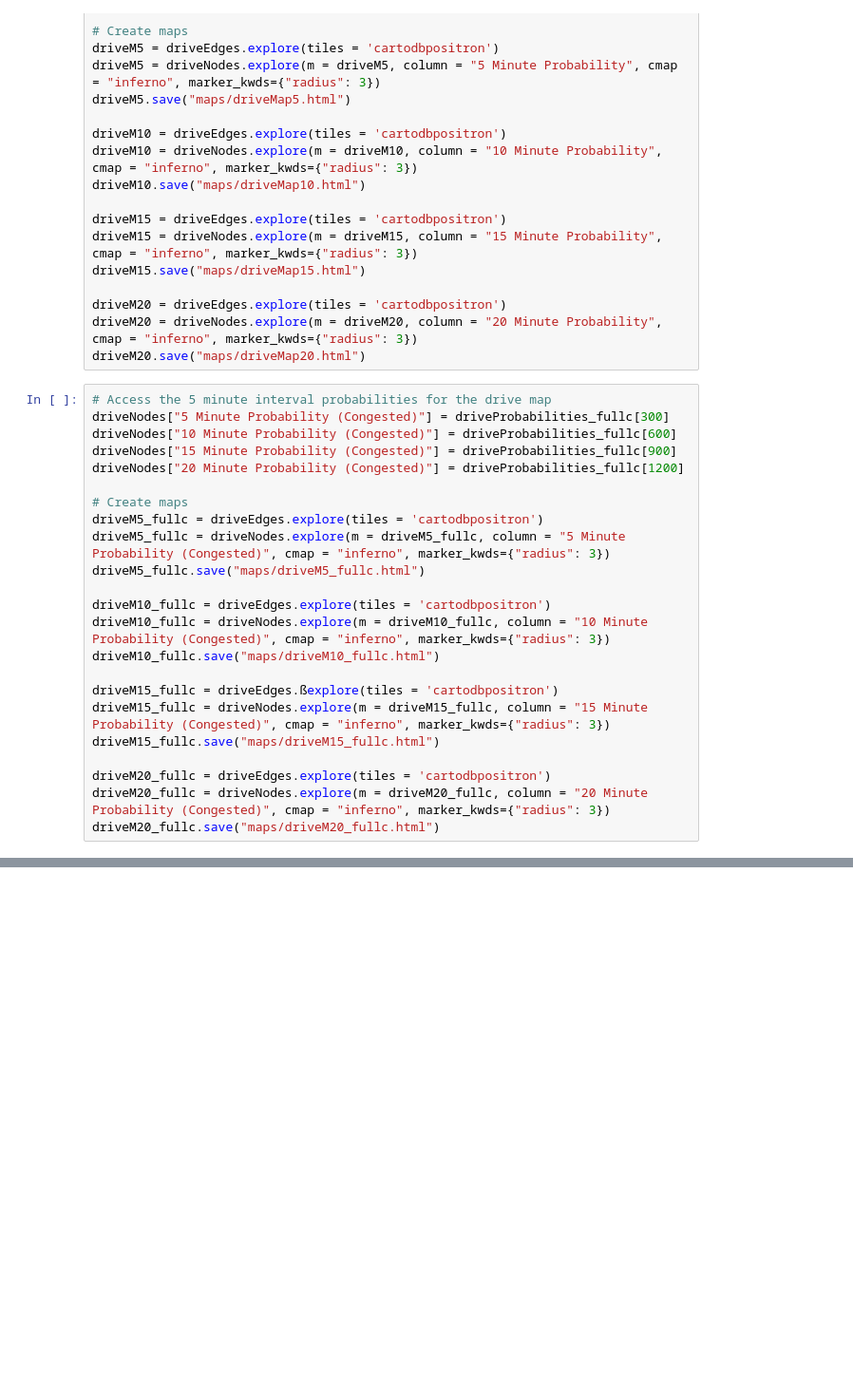
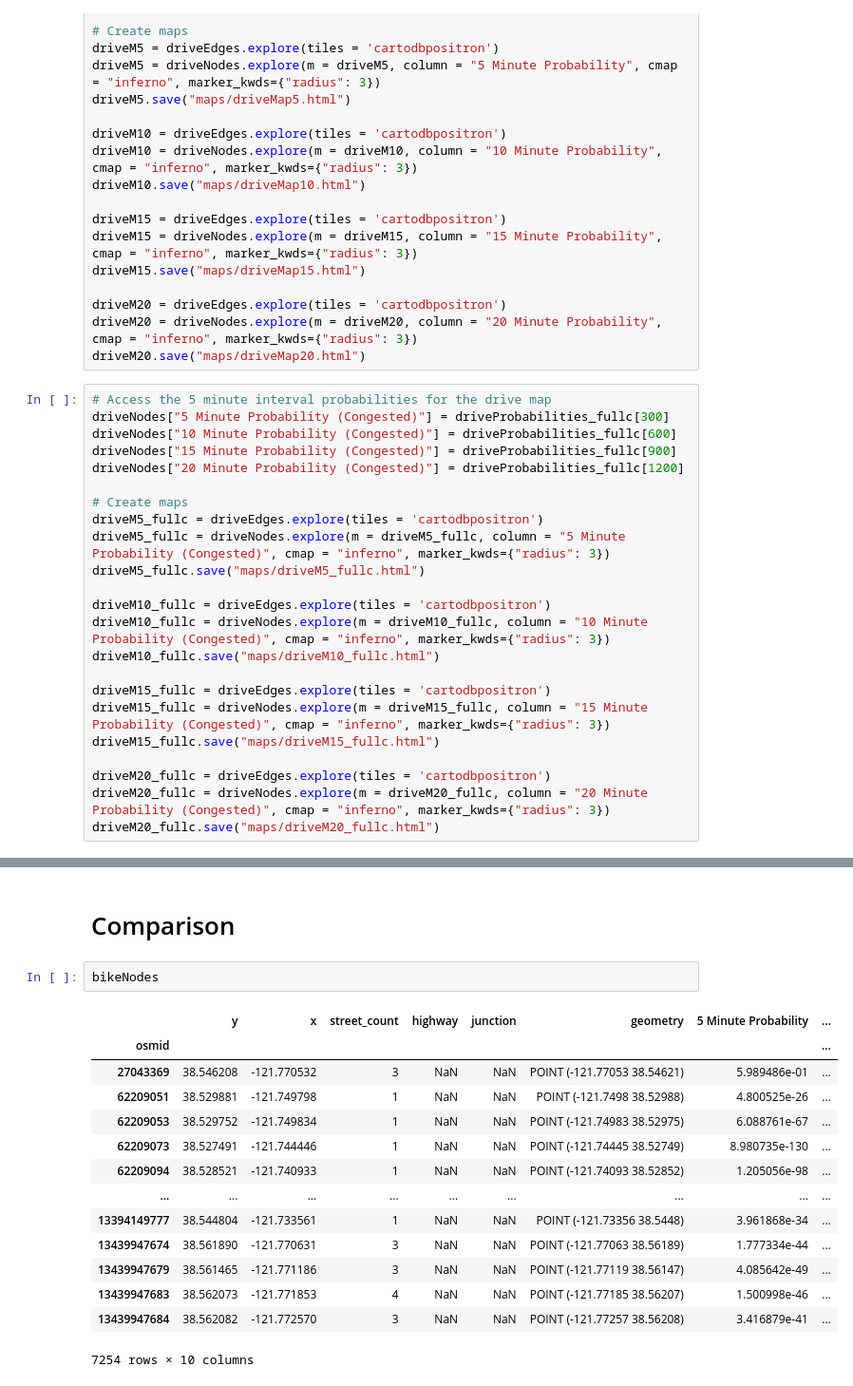
Before and after one commit to darpitydarp/ECI-253, a Jupyter notebook: Final Project/ECI 253 Final Project.ipynb, the cells around one changed output, grey strips where cells are left out. Shown at 95% size. Cells and saved outputs as stored; diff of their text form; blank space fills up the shorter version.

Commit message:
Comparison Maps

```diff
--- a/Final Project/ECI 253 Final Project.ipynb
+++ b/Final Project/ECI 253 Final Project.ipynb
@@ -1118,7 +1112,7 @@ driveM10_fullc = driveEdges.explore(tiles = 'cartodbpositron')
 driveM10_fullc = driveNodes.explore(m = driveM10_fullc, column = "10 Minute Probability (Congested)", cmap = "inferno", marker_kwds={"radius": 3})
 driveM10_fullc.save("maps/driveM10_fullc.html")
 
-driveM15_fullc = driveEdges.ßexplore(tiles = 'cartodbpositron')
+driveM15_fullc = driveEdges.explore(tiles = 'cartodbpositron')
 driveM15_fullc = driveNodes.explore(m = driveM15_fullc, column = "15 Minute Probability (Congested)", cmap = "inferno", marker_kwds={"radius": 3})
 driveM15_fullc.save("maps/driveM15_fullc.html")
 
@@ -1135,3 +1129,22 @@ testNodes.explore(m = m, marker_kwds={"radius": 8}, column="finalProb", cmap="co
 show_folium_safe(m)
 # %% [output]
 [interactive output not drawn]
+# %% [markdown]
+# Comparison
+# %%
+bikeNodes
+# %% [output]
+|  | y | x | street_count | highway | junction | geometry | 5 Minute Probability | ... |
+| osmid |  |  |  |  |  |  |  | ... |
+| 27043369 | 38.546208 | -121.770532 | 3 | NaN | NaN | POINT (-121.77053 38.54621) | 5.989486e-01 | ... |
+| 62209051 | 38.529881 | -121.749798 | 1 | NaN | NaN | POINT (-121.7498 38.52988) | 4.800525e-26 | ... |
+| 62209053 | 38.529752 | -121.749834 | 1 | NaN | NaN | POINT (-121.74983 38.52975) | 6.088761e-67 | ... |
+| 62209073 | 38.527491 | -121.744446 | 1 | NaN | NaN | POINT (-121.74445 38.52749) | 8.980735e-130 | ... |
+| 62209094 | 38.528521 | -121.740933 | 1 | NaN | NaN | POINT (-121.74093 38.52852) | 1.205056e-98 | ... |
+| ... | ... | ... | ... | ... | ... | ... | ... | ... |
+| 13394149777 | 38.544804 | -121.733561 | 1 | NaN | NaN | POINT (-121.73356 38.5448) | 3.961868e-34 | ... |
+| 13439947674 | 38.561890 | -121.770631 | 3 | NaN | NaN | POINT (-121.77063 38.56189) | 1.777334e-44 | ... |
+| 13439947679 | 38.561465 | -121.771186 | 3 | NaN | NaN | POINT (-121.77119 38.56147) | 4.085642e-49 | ... |
+| 13439947683 | 38.562073 | -121.771853 | 4 | NaN | NaN | POINT (-121.77185 38.56207) | 1.500998e-46 | ... |
+| 13439947684 | 38.562082 | -121.772570 | 3 | NaN | NaN | POINT (-121.77257 38.56208) | 3.416879e-41 | ... |
+7254 rows × 10 columns
```
Also changed, not shown: parts of 8 cells of this notebook, 22 other files.
